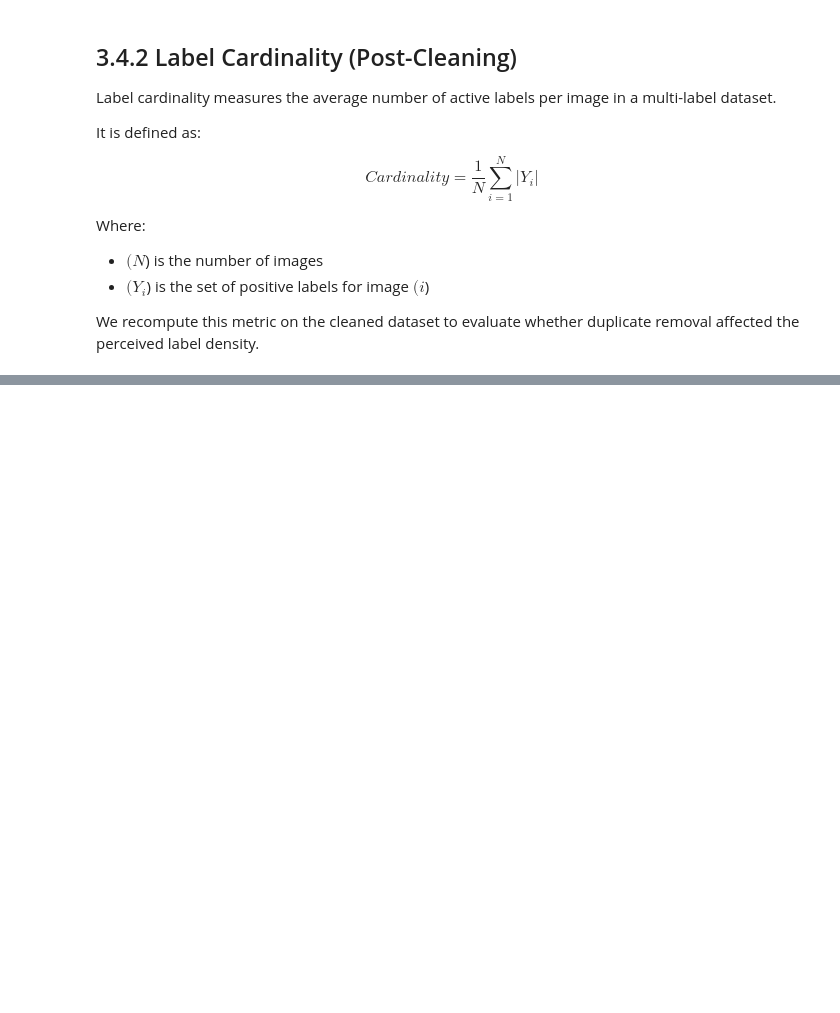
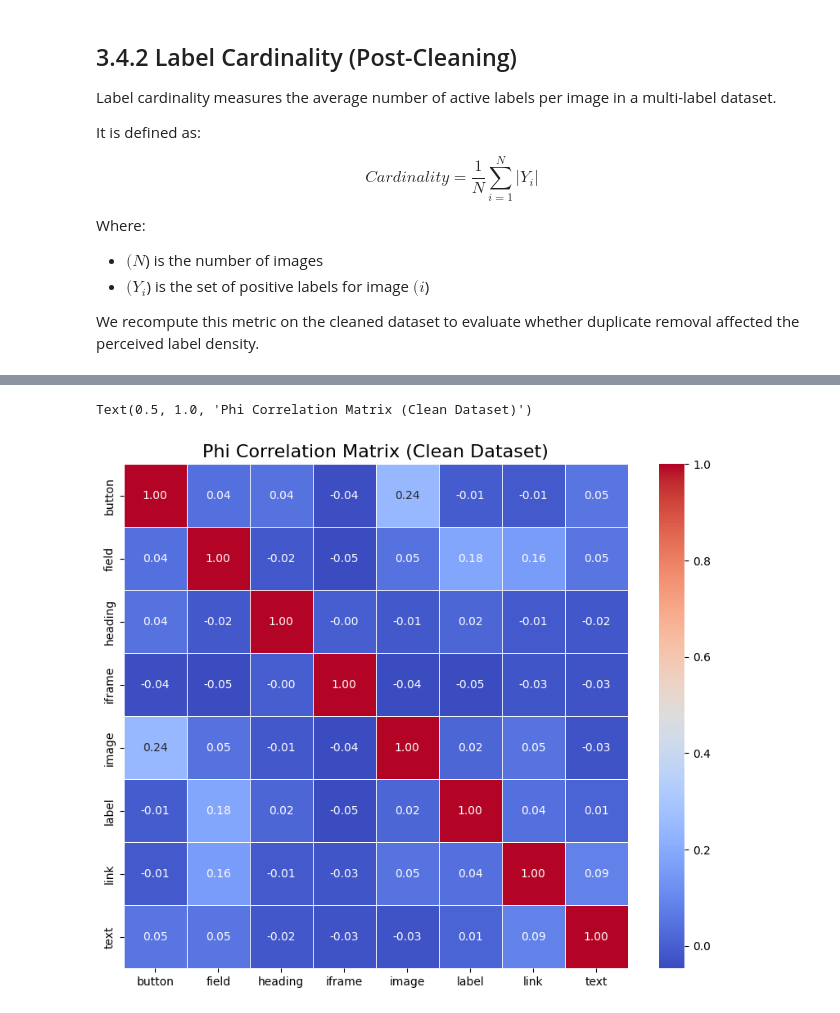
Before and after one commit to AnindyaChakravarty/Multi-label_Image_Classification, a Jupyter notebook: DM.ipynb, the cells around one changed output, grey strips where cells are left out. Drawn from its saved outputs; the diff is of its cells as text; code cells hidden in the pictures; blank space fills up the shorter version.

```diff
--- a/DM.ipynb
+++ b/DM.ipynb
@@ -1236,0 +1320,8 @@ We recompute this metric on the cleaned dataset to evaluate whether duplicate re
+# %%
+label_cols = ["button", "field", "heading", "iframe", "image", "label", "link", "text"]
+
+# Compute co-occurrence matrix
+cooc_matrix = clean_df[label_cols].T.dot(clean_df[label_cols])
+
+print("Co-occurrence Matrix (Clean Dataset):\n")
+display(cooc_matrix)
@@ -1236,0 +1399,16 @@ We recompute this metric on the cleaned dataset to evaluate whether duplicate re
+# %%
+plt.figure(figsize=(10, 8))
+
+sns.heatmap(
+    phi_matrix,
+    annot=True,
+    cmap="coolwarm",
+    fmt=".2f",
+    linewidths=0.5,
+    square=True
+)
+
+plt.title("Phi Correlation Matrix (Clean Dataset)", fontsize=16)
+# %% [output]
+Text(0.5, 1.0, 'Phi Correlation Matrix (Clean Dataset)')
+[figure, added]
```
Also changed, not shown: parts of 9 cells of this notebook.
